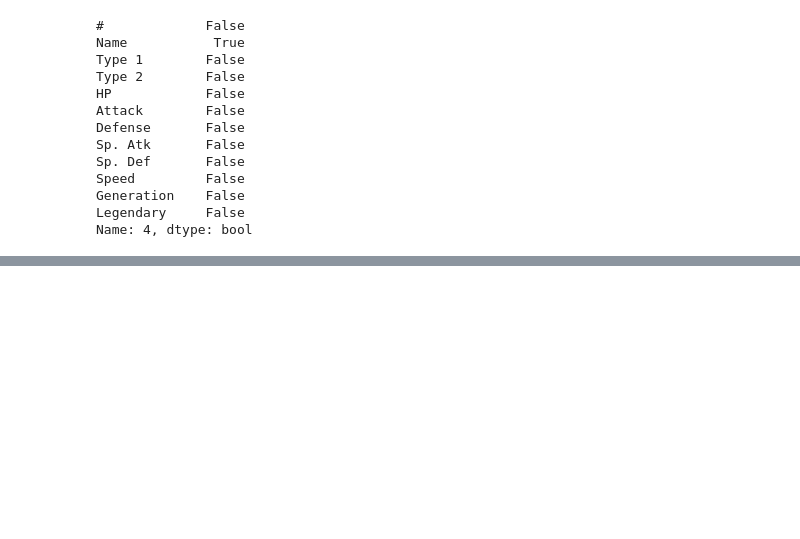
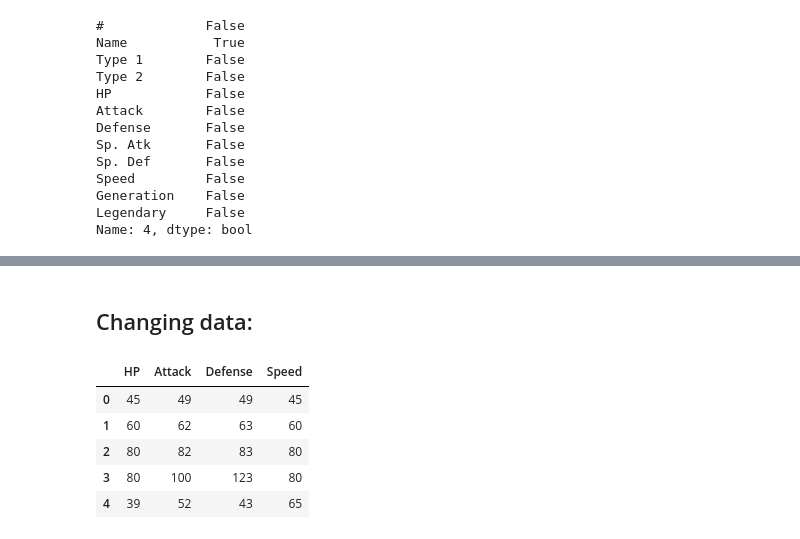
Before and after one commit to nipan09/pandas, a Jupyter notebook: Pandas practise.ipynb, the cells around one changed output, grey strips where cells are left out. Drawn from its saved outputs; the diff is of its cells as text; code cells hidden in the pictures; blank space fills up the shorter version.

```diff
--- a/Pandas practise.ipynb
+++ b/Pandas practise.ipynb
@@ -136,0 +150,19 @@ df.loc[df['HP']<60]      # data display with HPless than 60
+# %% [markdown]
+## Changing data:
+# %%
+df['Total'] = df['HP'] + df['Attack'] + df['Speed']
+df = df.drop(columns=['Total'])
+
+df['Total'] = df.iloc[:,[4,5,6,9]].sum(axis=1)
+df = df.drop(columns=['Total'])
+
+cols = list(df.columns)                     # cols = df.columns NOT cols = list(df.columns)
+df_modified = df[cols[4:7] + [cols[9]]]     # it's concatenation, not addition
+df_modified.head()
+# %% [output]
+|  | HP | Attack | Defense | Speed |
+| 0 | 45 | 49 | 49 | 45 |
+| 1 | 60 | 62 | 63 | 60 |
+| 2 | 80 | 82 | 83 | 80 |
+| 3 | 80 | 100 | 123 | 80 |
+| 4 | 39 | 52 | 43 | 65 |
```
Also changed, not shown: parts of 5 cells of this notebook.
